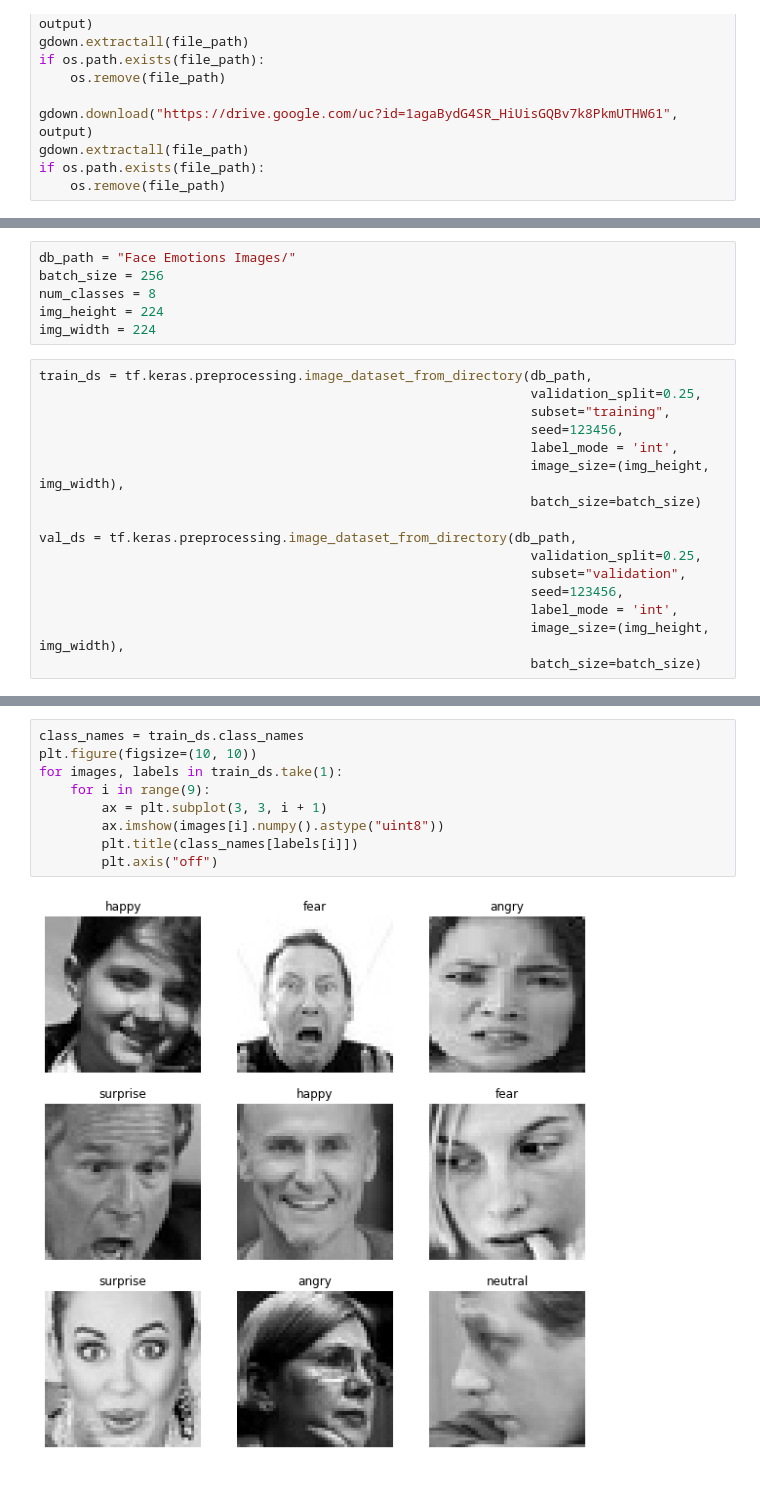
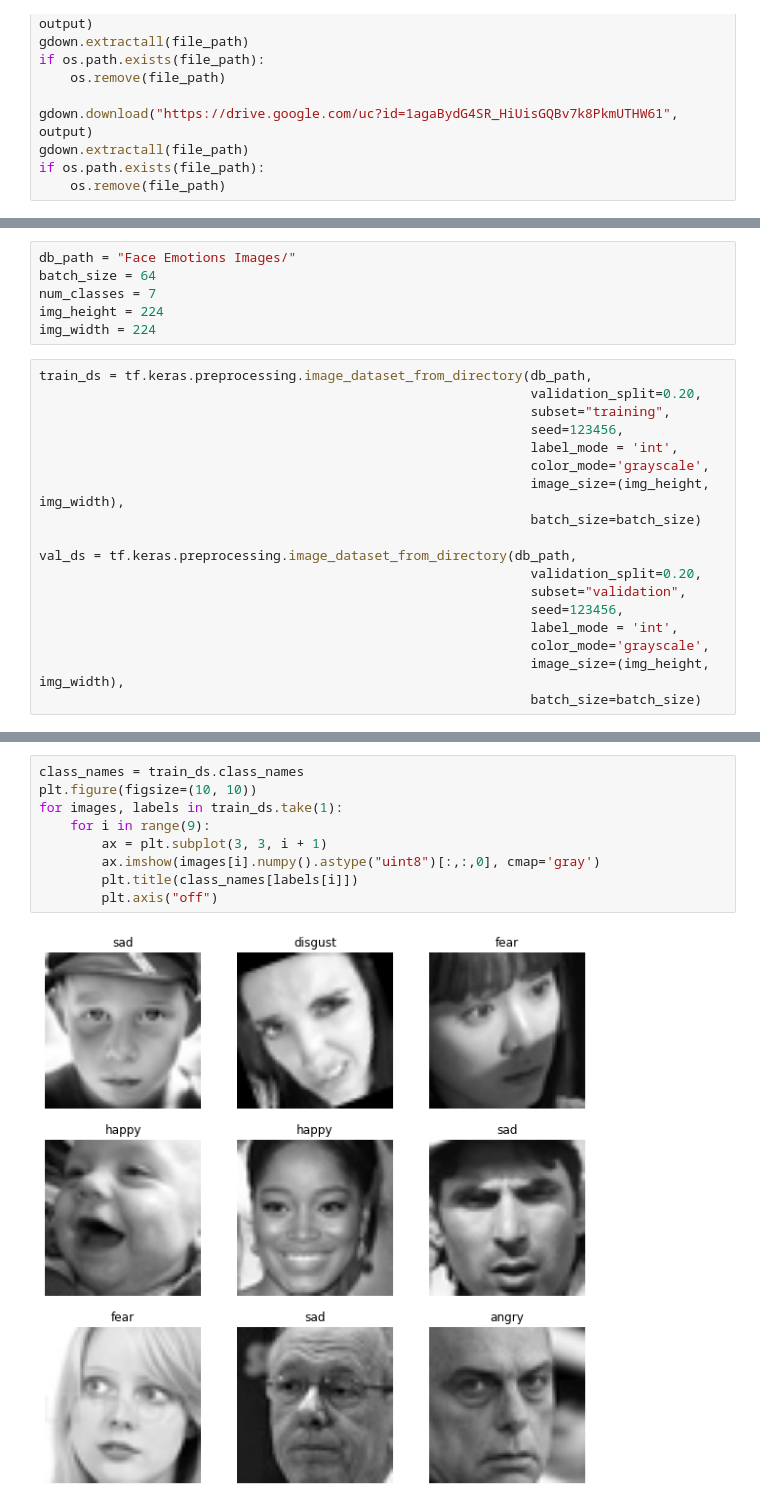
Before and after one commit to Piccio98/FER-and-GR-Project, a Jupyter notebook: Emotions Training.ipynb, the cells around one changed output, grey strips where cells are left out. Cells and saved outputs as stored; diff of their text form.

```diff
--- a/Emotions Training.ipynb
+++ b/Emotions Training.ipynb
@@ -88,23 +55,25 @@ KeyboardInterrupt:
 # %%
 db_path = "Face Emotions Images/"
-batch_size = 256
-num_classes = 8
+batch_size = 64
+num_classes = 7
 img_height = 224
 img_width = 224
 # %%
 train_ds = tf.keras.preprocessing.image_dataset_from_directory(db_path,
-                                                               validation_split=0.25,
+                                                               validation_split=0.20,
                                                                subset="training",
                                                                seed=123456,
                                                                label_mode = 'int',
+                                                               color_mode='grayscale',
                                                                image_size=(img_height, img_width),
                                                                batch_size=batch_size)
 
 val_ds = tf.keras.preprocessing.image_dataset_from_directory(db_path,
-                                                               validation_split=0.25,
+                                                               validation_split=0.20,
                                                                subset="validation",
                                                                seed=123456,
                                                                label_mode = 'int',
+                                                               color_mode='grayscale',
                                                                image_size=(img_height, img_width),
                                                                batch_size=batch_size)
 # %% [output]
@@ -115,14 +84,14 @@ Using 18378 files for validation.
 # %%
 class_names = train_ds.class_names
 plt.figure(figsize=(10, 10))
 for images, labels in train_ds.take(1):
     for i in range(9):
         ax = plt.subplot(3, 3, i + 1)
-        ax.imshow(images[i].numpy().astype("uint8"))
+        ax.imshow(images[i].numpy().astype("uint8")[:,:,0], cmap='gray')
         plt.title(class_names[labels[i]])
         plt.axis("off")
 # %% [output]
-[figure, old version]
+[figure, new version]
 # %%
 # Build the Model
 
```
Also changed, not shown: parts of 11 cells of this notebook, 2 other files.
